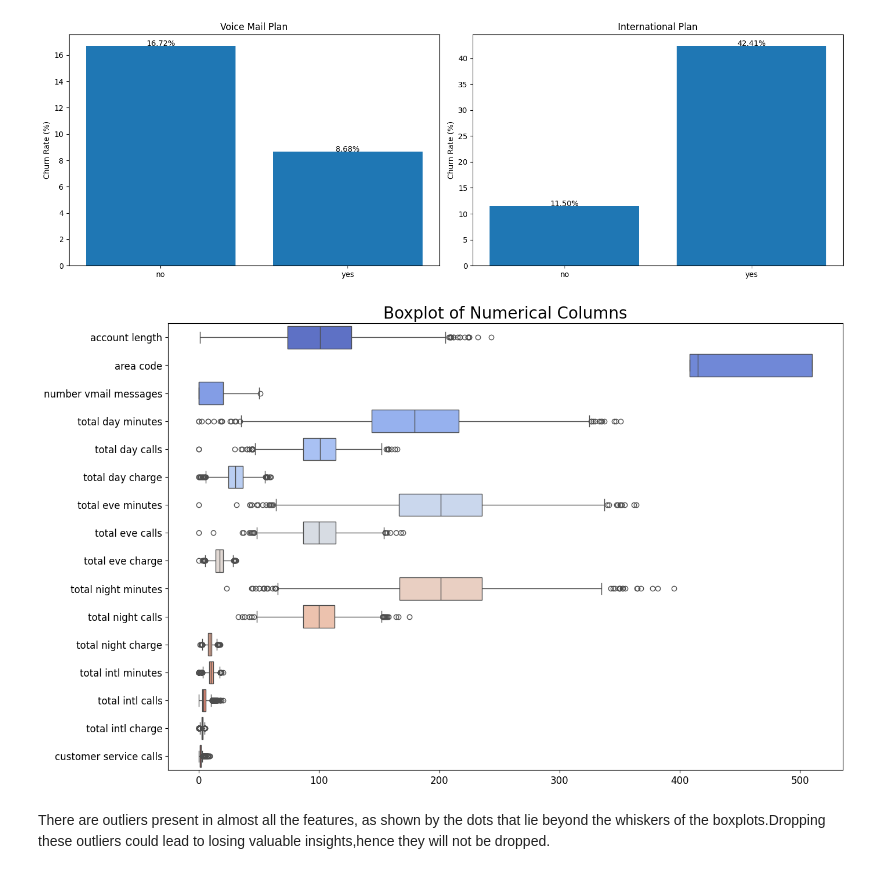
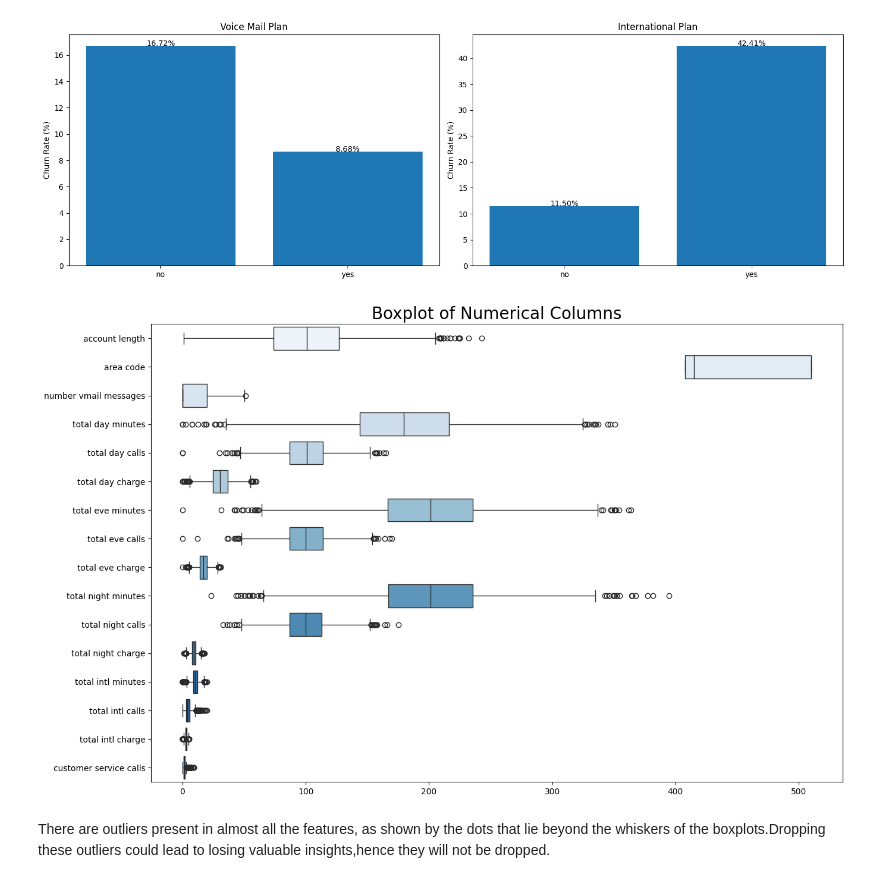
Before and after one commit to cynthiajepkogei/project-phase-3, a Jupyter notebook: notebook.ipynb, the cells around one changed output. Cells and saved outputs as stored; diff of their text form; code cells hidden in the pictures.

```diff
--- a/notebook.ipynb
+++ b/notebook.ipynb
@@ -329,38 +329,40 @@ plt.show()
 # %% [output]
 [figure]
 # %%
+import seaborn as sns
+import matplotlib.pyplot as plt
 
 # List of numerical columns
 num_cols = ['account length', 'area code', 'number vmail messages',
             'total day minutes', 'total day calls', 'total day charge',
             'total eve minutes', 'total eve calls', 'total eve charge',
             'total night minutes', 'total night calls', 'total night charge',
             'total intl minutes', 'total intl calls', 'total intl charge',
             'customer service calls']
 
 # Create a new DataFrame with numerical columns only
 df_num = df[num_cols]
 
 # Create a larger plot
 plt.figure(figsize=(15, 10))
 
-# Create a color palette
-palette = sns.color_palette("coolwarm", len(num_cols))
+# Create a blue color palette
+palette = sns.color_palette("Blues", len(num_cols))
 
 # Create a boxplot for each numerical column
 sns.boxplot(data=df_num, orient="h", palette=palette)
 
 # Increase the font size for better readability
-plt.xticks(fontsize=12)
-plt.yticks(fontsize=12)
+plt.xticks()
+plt.yticks()
 
 # Add a title to the plot
 plt.title('Boxplot of Numerical Columns', fontsize=20)
 
 # Show the plot
 plt.show()
 # %% [output]
-[figure, old version]
+[figure, new version]
 # %% [markdown]
 There are outliers present in almost all the features, as shown by the dots that lie beyond the whiskers of the boxplots.Dropping these outliers could lead to losing valuable insights,hence they will not be dropped.
 # %%
```
Also changed, not shown: 1 other file.
